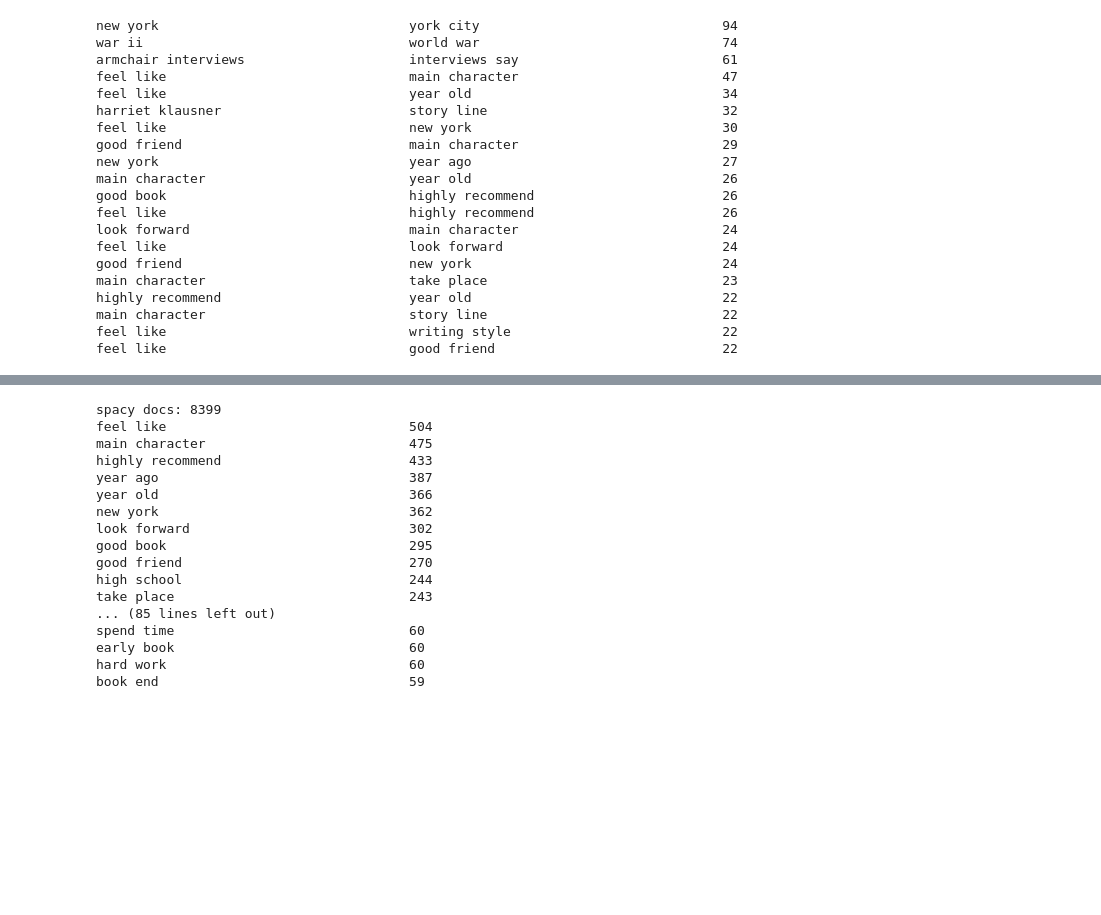
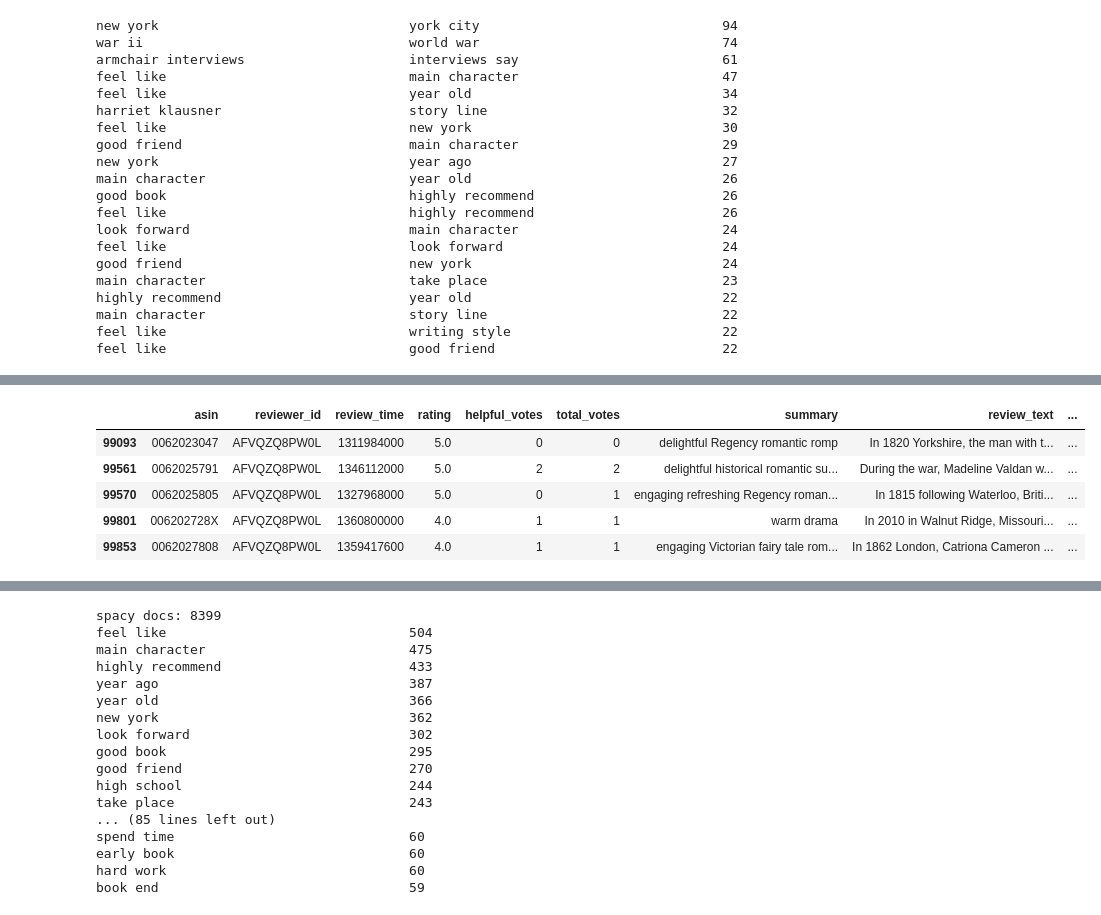
Before and after one commit to marijnkoolen/data-scopes-data-scale, a Jupyter notebook: Goodreads-review-analysis.ipynb, the cells around one changed output, grey strips where cells are left out. Saved outputs shown, nothing was run; the diff lists cells and outputs as text; code cells hidden in the pictures; blank space fills up the shorter version.

```diff
--- a/Goodreads-review-analysis.ipynb
+++ b/Goodreads-review-analysis.ipynb
@@ -648,0 +737,10 @@ feel like                               good friend
+# %%
+# Prolific reviewer Harriet Klausner
+df[df.reviewer_id == 'AFVQZQ8PW0L'].tail(5)
+# %% [output]
+|  | asin | reviewer_id | review_time | rating | helpful_votes | total_votes | summary | review_text | ... |
+| 99093 | 0062023047 | AFVQZQ8PW0L | 1311984000 | 5.0 | 0 | 0 | delightful Regency romantic romp | In 1820 Yorkshire, the man with t... | ... |
+| 99561 | 0062025791 | AFVQZQ8PW0L | 1346112000 | 5.0 | 2 | 2 | delightful historical romantic su... | During the war, Madeline Valdan w... | ... |
+| 99570 | 0062025805 | AFVQZQ8PW0L | 1327968000 | 5.0 | 0 | 1 | engaging refreshing Regency roman... | In 1815 following Waterloo, Briti... | ... |
+| 99801 | 006202728X | AFVQZQ8PW0L | 1360800000 | 4.0 | 1 | 1 | warm drama | In 2010 in Walnut Ridge, Missouri... | ... |
+| 99853 | 0062027808 | AFVQZQ8PW0L | 1359417600 | 4.0 | 1 | 1 | engaging Victorian fairy tale rom... | In 1862 London, Catriona Cameron ... | ... |
```
Also changed, not shown: parts of 18 cells of this notebook.
